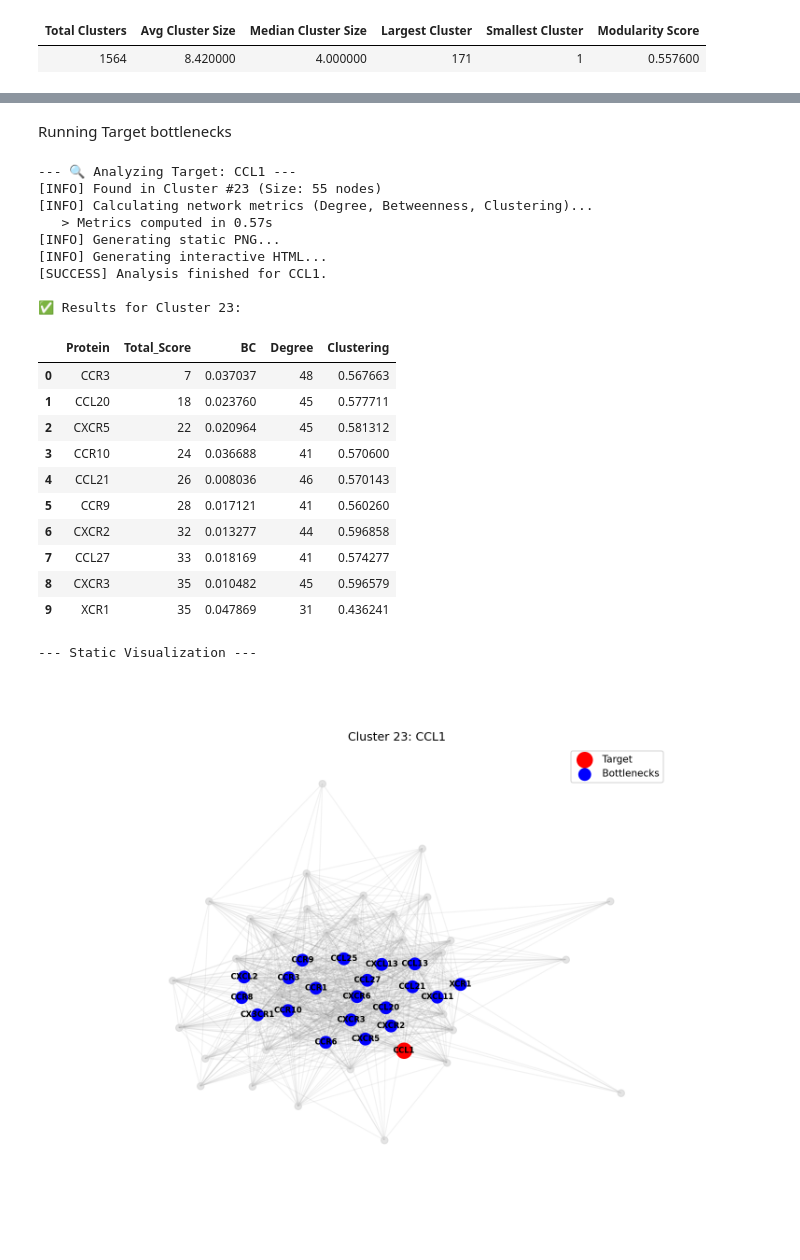
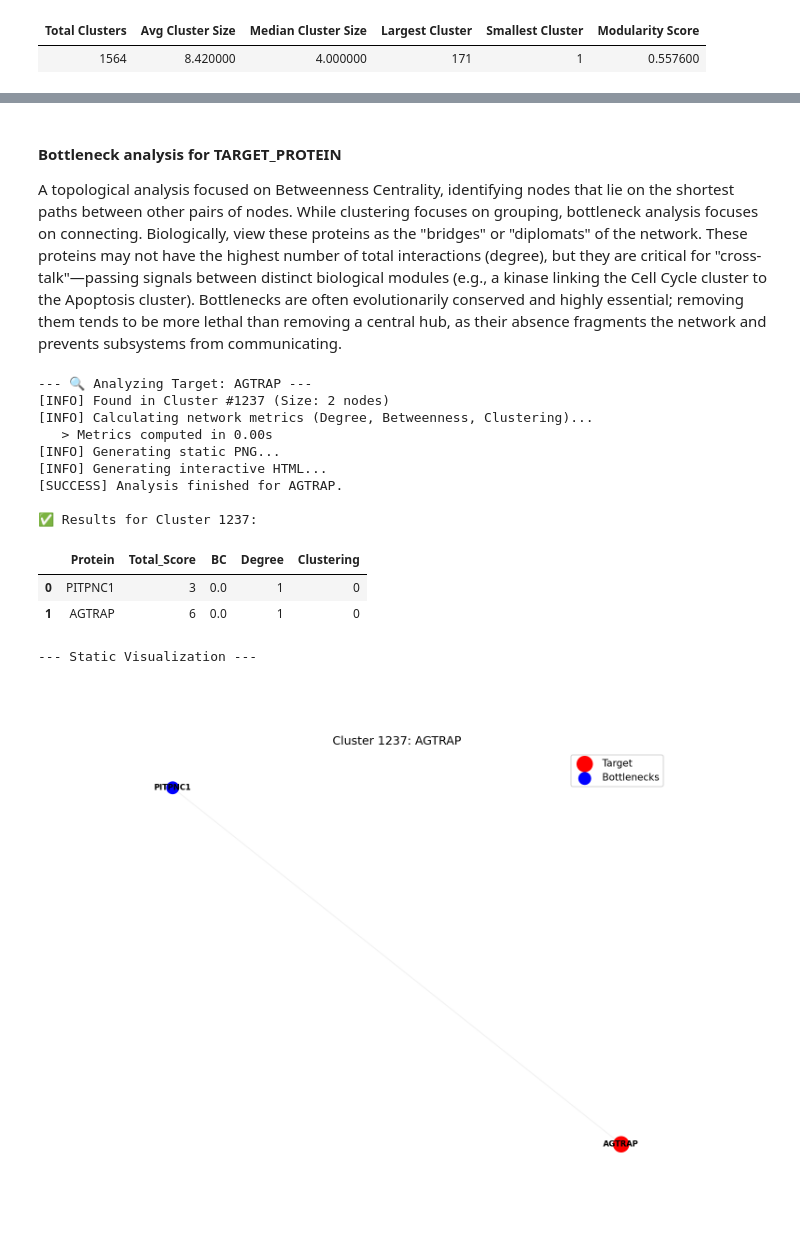
Before and after one commit to DTU-MVH/CLARITY, a Jupyter notebook: main.ipynb, the cells around one changed output, grey strips where cells are left out. Saved outputs shown, nothing was run; the diff lists cells and outputs as text; code cells hidden in the pictures.

```diff
--- a/main.ipynb
+++ b/main.ipynb
@@ -251,14 +210,16 @@ from bottleneck_analysis import btl_anal
 from IPython.display import display, IFrame, Image
 
 # --- USER INPUT ---
-TARGET = "AGTRAP"
-PICKLE_FILE = "data/output/louvain_clust_julle.pkl"
-OUTPUT_DIR = "data/output"
+# Define a global Target Protein to analyze
+TARGET_PROTEIN = "AGTRAP"
+
+target_protein = TARGET_PROTEIN
+pickle_file = PICKLE_FILE
+output_dir = OUTPUT_DIR
 # ------------------
 
 # Call the function
-result = btl_anal(TARGET, PICKLE_FILE, OUTPUT_DIR)
-
+result = btl_anal(target_protein, pickle_file, output_dir)
 # Check results
 if result["error"]:
     print(f"❌ {result['error']}")
@@ -328,8 +319,8 @@ from cluster_overview import (
     get_proteins_in_cluster
 )
 
-# Config
+# Configate desired global variables
 PICKLE_FILE = "data/output/mcl_data.pkl"
-OUTPUT_DIR = "data/output"
+OUTPUT_DIR = "data/output/mcl_analysis"
 # %% [markdown]
 
@@ -391,7 +382,9 @@ protein_list = get_proteins_in_cluster(
 ACKR2, ACKR3, ACKR4, CCL1, CCL11, CCL13, CCL14, CCL15, CCL16, CCL17, CCL18, CCL19, CCL20, CCL21, CCL22, CCL23, CCL24, CCL25, CCL26, CCL27, CCL28, CCL3L1, CCL4L2, CCL7, CCL8, CCR1, CCR10, CCR3, CCR4, C ...
 ... and 5 more.
 # %% [markdown]
-Running Target bottlenecks
+#### Bottleneck analysis for TARGET_PROTEIN
+
+A topological analysis focused on Betweenness Centrality, identifying nodes that lie on the shortest paths between other pairs of nodes. While clustering focuses on grouping, bottleneck analysis focuses on connecting. Biologically, view these proteins as the "bridges" or "diplomats" of the network. These proteins may not have the highest number of total interactions (degree), but they are critical for "cross-talk"—passing signals between distinct biological modules (e.g., a kinase linking the Cell Cycle cluster to the Apoptosis cluster). Bottlenecks are often evolutionarily conserved and highly essential; removing them tends to be more lethal than removing a central hub, as their absence fragments the network and prevents subsystems from communicating.
 # %%
 import sys
 # Ensure Python can find your module folder
@@ -404,51 +397,44 @@ from bottleneck_analysis import btl_anal
 from IPython.display import display, IFrame, Image
 
 # --- USER INPUT ---
-target_protein = "CCL1"
+# Input specific protein to analyze or use the global TARGET_PROTEIN defined in Louvain analysis.
+target_protein = TARGET_PROTEIN
 pickle_file = PICKLE_FILE
 output_dir = OUTPUT_DIR
 # ------------------
 
 # Call the function
 result = btl_anal(target_protein, pickle_file, output_dir)
 
 # Check results
 if result["error"]:
     print(f"❌ {result['error']}")
 else:
     print(f"\n✅ Results for Cluster {result['cluster_id']}:")
 
     # 1. Show Top 10 Dataframe
     display(result["dataframe"].head(10))
 
     # 2. Show Static Image
     print("\n--- Static Visualization ---")
     display(Image(filename=result["png_path"]))
 
     # 3. Show Interactive HTML
     #if result["html_path"]:
         #print("\n--- Interactive Visualization (Scroll/Zoom) ---")
         #display(IFrame(src=result["html_path"], width='100%', height='800px'))
 # %% [output]
---- 🔍 Analyzing Target: CCL1 ---
-[INFO] Found in Cluster #23 (Size: 55 nodes)
+--- 🔍 Analyzing Target: AGTRAP ---
+[INFO] Found in Cluster #1237 (Size: 2 nodes)
 [INFO] Calculating network metrics (Degree, Betweenness, Clustering)...
-   > Metrics computed in 0.57s
+   > Metrics computed in 0.00s
 [INFO] Generating static PNG...
 [INFO] Generating interactive HTML...
-[SUCCESS] Analysis finished for CCL1.
+[SUCCESS] Analysis finished for AGTRAP.
 
-✅ Results for Cluster 23:
+✅ Results for Cluster 1237:
 |  | Protein | Total_Score | BC | Degree | Clustering |
-| 0 | CCR3 | 7 | 0.037037 | 48 | 0.567663 |
-| 1 | CCL20 | 18 | 0.023760 | 45 | 0.577711 |
-| 2 | CXCR5 | 22 | 0.020964 | 45 | 0.581312 |
-| 3 | CCR10 | 24 | 0.036688 | 41 | 0.570600 |
-| 4 | CCL21 | 26 | 0.008036 | 46 | 0.570143 |
-| 5 | CCR9 | 28 | 0.017121 | 41 | 0.560260 |
-| 6 | CXCR2 | 32 | 0.013277 | 44 | 0.596858 |
-| 7 | CCL27 | 33 | 0.018169 | 41 | 0.574277 |
-| 8 | CXCR3 | 35 | 0.010482 | 45 | 0.596579 |
-| 9 | XCR1 | 35 | 0.047869 | 31 | 0.436241 |
+| 0 | PITPNC1 | 3 | 0.0 | 1 | 0 |
+| 1 | AGTRAP | 6 | 0.0 | 1 | 0 |
 --- Static Visualization ---
-[figure, old version]
+[figure, new version]
```
Also changed, not shown: parts of 32 cells of this notebook.
